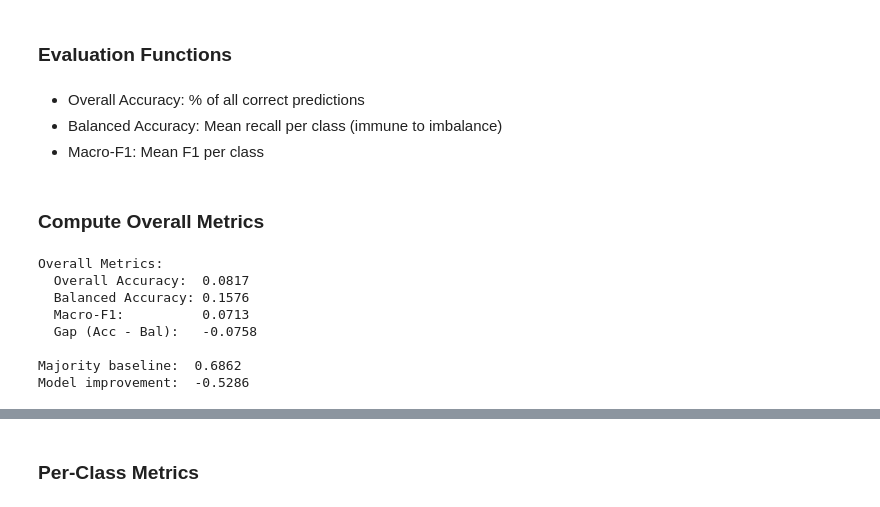
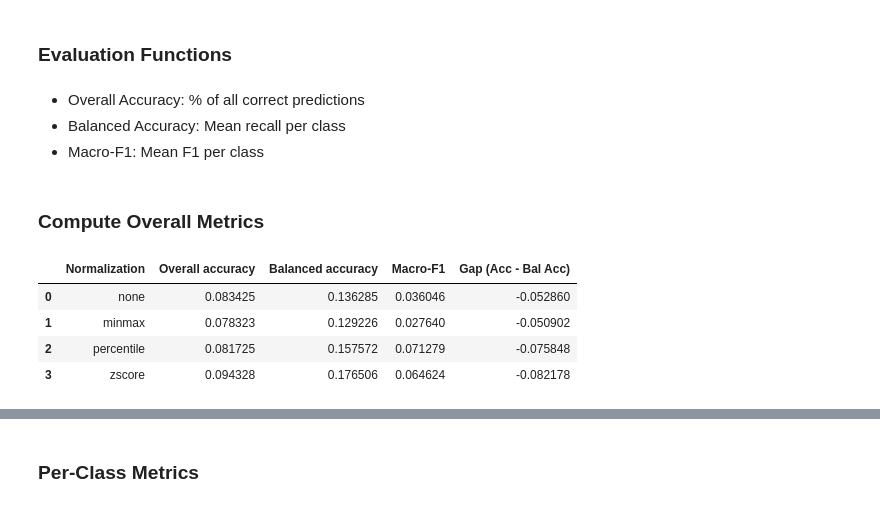
Before and after one commit to RAF622M-team1/RAF622M-Final-Project, a Jupyter notebook: notebooks/4_model_evaluation.ipynb, the cells around one changed output, grey strips where cells are left out. Drawn from its saved outputs; the diff is of its cells as text; code cells hidden in the pictures.

```diff
--- a/notebooks/4_model_evaluation.ipynb
+++ b/notebooks/4_model_evaluation.ipynb
@@ -68,0 +73,15 @@ Prediction distribution:  [   2    0 1847    3 7688  318    0  139]
+# %%
+# Print ground truth and prediction distributions per normalization type
+for norm_type, result in results.items():
+    y_true = result["y_true"]
+    y_pred = result["y_pred"]
+    class_names = result["class_names"]
+    n_classes = len(class_names)
+
+    print("=" * 80)
+    print(f"Normalization type: {norm_type}")
+    print(f"Test set: {len(y_true)} samples, {n_classes} classes")
+    print(f"Ground truth distribution: {np.bincount(y_true, minlength=n_classes)}")
+    print(f"Prediction distribution:  {np.bincount(y_pred, minlength=n_classes)}")
+    print(class_names)
+    print()
@@ -70,7 +107,7 @@ Prediction distribution:  [   2    0 1847    3 7688  318    0  139]
 ### Evaluation Functions
 # %% [markdown]
 - Overall Accuracy: % of all correct predictions
-- Balanced Accuracy: Mean recall per class (immune to imbalance)
+- Balanced Accuracy: Mean recall per class
 - Macro-F1: Mean F1 per class
 # %%
 def _confusion_matrix(y_true, y_pred):
@@ -103,27 +140,32 @@ def _imbalanced_metrics_from_cm(cm):
     return overall_acc, balanced_acc, macro_f1, recall, precision, f1
 # %% [markdown]
 ### Compute Overall Metrics
-# %%
-labels, cm = _confusion_matrix(y_true, y_pred)
-overall_acc, balanced_acc, macro_f1, recall, precision, f1 = _imbalanced_metrics_from_cm(cm)
-
-print("Overall Metrics:")
-print(f"  Overall Accuracy:  {overall_acc:.4f}")
-print(f"  Balanced Accuracy: {balanced_acc:.4f}")
-print(f"  Macro-F1:          {macro_f1:.4f}")
-print(f"  Gap (Acc - Bal):   {overall_acc - balanced_acc:.4f}")
-
-# Majority baseline
-vals, cnts = np.unique(y_true, return_counts=True)
-majority_baseline = cnts.max() / len(y_true)
-print(f"\nMajority baseline:  {majority_baseline:.4f}")
-print(f"Model improvement:  {balanced_acc - majority_baseline:.4f}")
-# %% [output]
-Overall Metrics:
-  Overall Accuracy:  0.0817
-  Balanced Accuracy: 0.1576
-  Macro-F1:          0.0713
-  Gap (Acc - Bal):   -0.0758
-
-Majority baseline:  0.6862
-Model improvement:  -0.5286
+# %%
+# Prints a table with overall accuracy, balanced accuracy and macro F1 score
+summary_rows = []
+
+for name, result in results.items():
+    y_true = result["y_true"]
+    y_pred = result["y_pred"]
+
+    labels, cm = _confusion_matrix(y_true, y_pred)
+    overall_acc, balanced_acc, macro_f1, recall, precision, f1 = _imbalanced_metrics_from_cm(cm)
+
+    summary_rows.append({
+        "Normalization": name,
+        "Overall accuracy": overall_acc,
+        "Balanced accuracy": balanced_acc,
+        "Macro-F1": macro_f1,
+        "Gap (Acc - Bal Acc)": overall_acc - balanced_acc,
+    })
+
+summary_df = pd.DataFrame(summary_rows)
+summary_df.to_csv(RESULTS_DIR / "summary_metrics.csv", index=False) # Saving .csv file
+
+summary_df
+# %% [output]
+|  | Normalization | Overall accuracy | Balanced accuracy | Macro-F1 | Gap (Acc - Bal Acc) |
+| 0 | none | 0.083425 | 0.136285 | 0.036046 | -0.052860 |
+| 1 | minmax | 0.078323 | 0.129226 | 0.027640 | -0.050902 |
+| 2 | percentile | 0.081725 | 0.157572 | 0.071279 | -0.075848 |
+| 3 | zscore | 0.094328 | 0.176506 | 0.064624 | -0.082178 |
```
Also changed, not shown: parts of 17 cells of this notebook.
